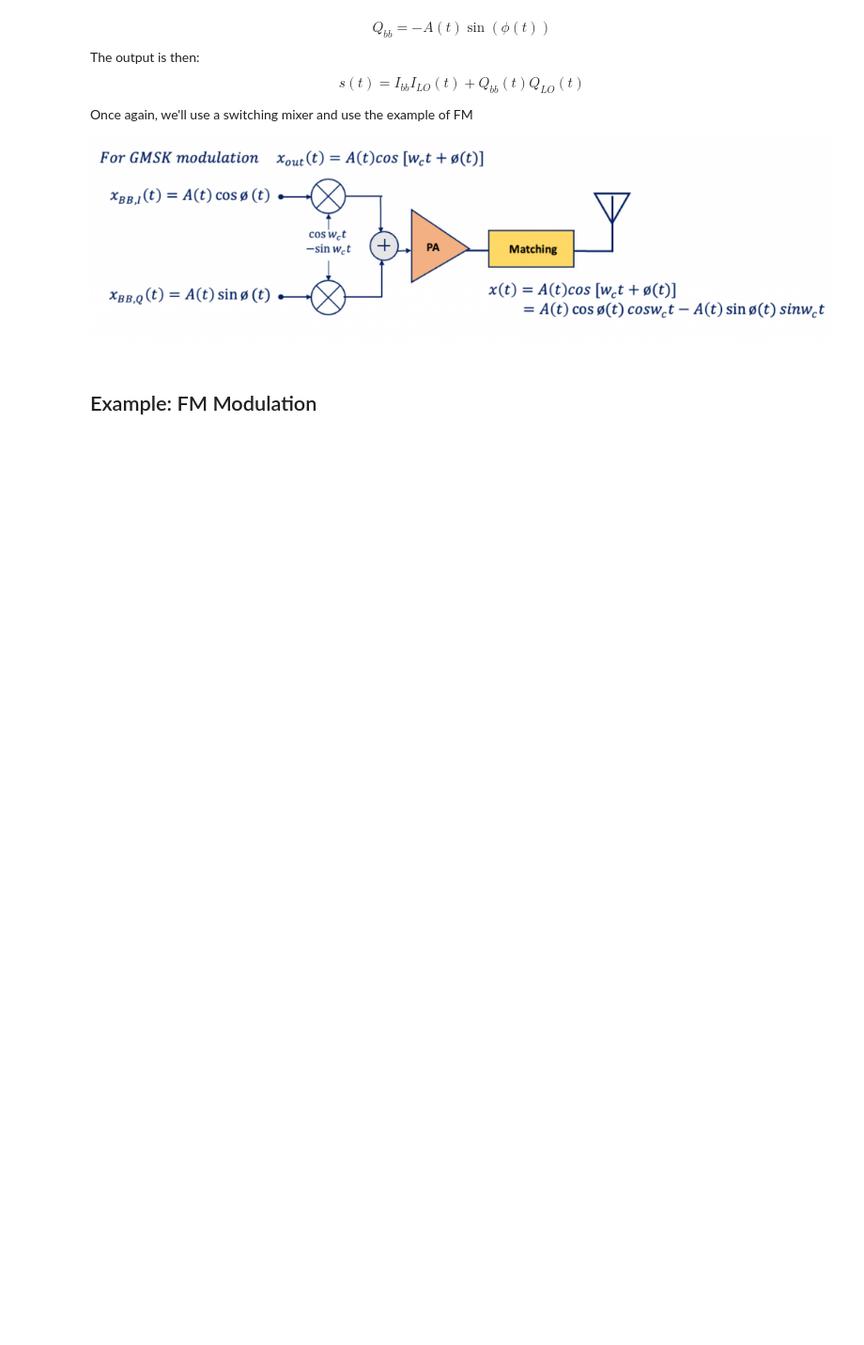
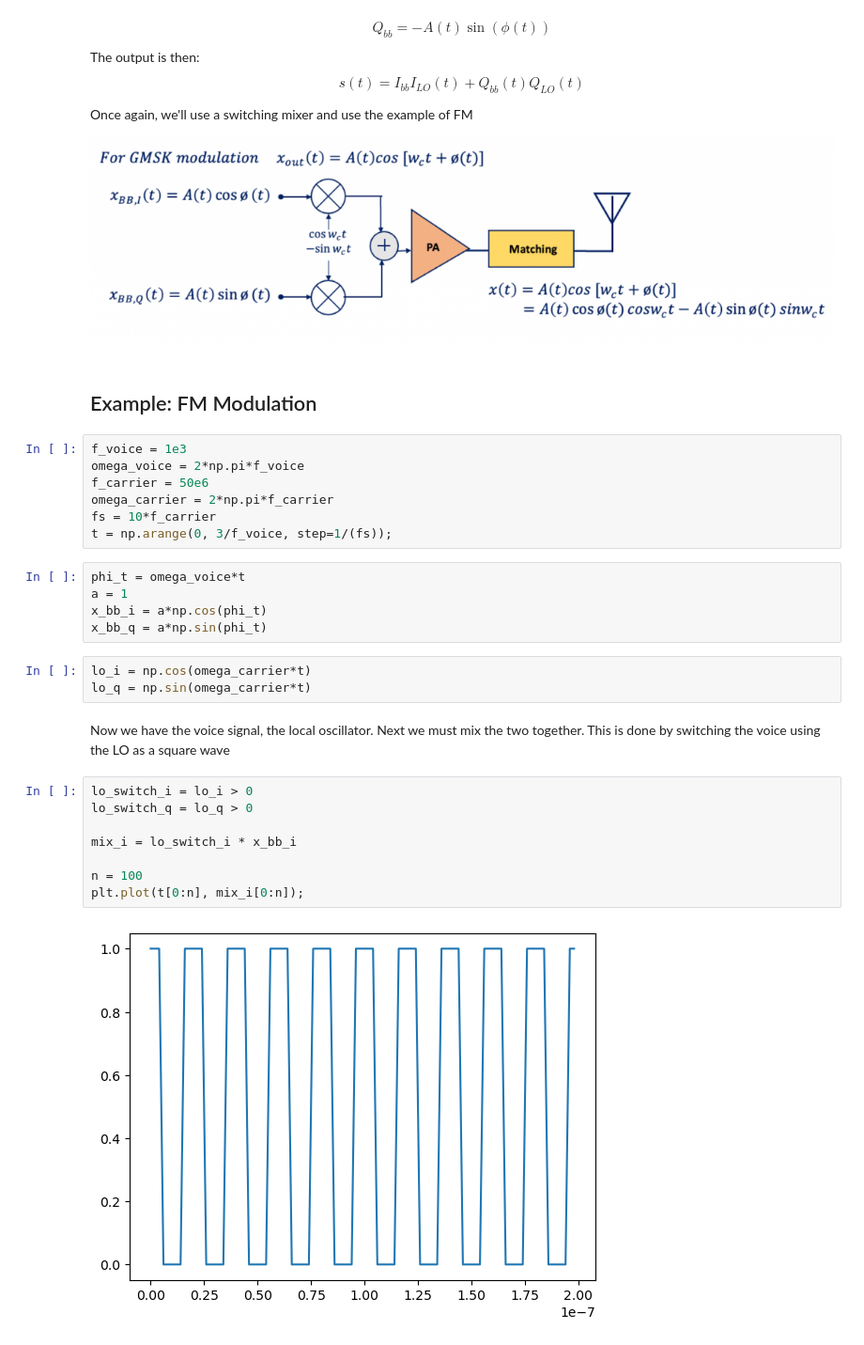
Before and after one commit to tmolteno/zl4aa, a Jupyter notebook: sdr/model/Transmission.ipynb, the cells around one changed output. Shown at 94% size. Saved outputs shown, nothing was run; the diff lists cells and outputs as text; blank space fills up the shorter version.

```diff
--- a/sdr/model/Transmission.ipynb
+++ b/sdr/model/Transmission.ipynb
@@ -31,3 +32,30 @@ Once again, we'll use a switching mixer and use the example of FM
 ![image.png](attachment:image.png)
 # %% [markdown]
 ## Example: FM Modulation
+# %%
+f_voice = 1e3
+omega_voice = 2*np.pi*f_voice
+f_carrier = 50e6
+omega_carrier = 2*np.pi*f_carrier
+fs = 10*f_carrier
+t = np.arange(0, 3/f_voice, step=1/(fs));
+# %%
+phi_t = omega_voice*t
+a = 1
+x_bb_i = a*np.cos(phi_t)
+x_bb_q = a*np.sin(phi_t)
+# %%
+lo_i = np.cos(omega_carrier*t)
+lo_q = np.sin(omega_carrier*t)
+# %% [markdown]
+Now we have the voice signal, the local oscillator. Next we must mix the two together. This is done by switching the voice using the LO as a square wave
+# %%
+lo_switch_i = lo_i > 0
+lo_switch_q = lo_q > 0
+
+mix_i = lo_switch_i * x_bb_i
+
+n = 100
+plt.plot(t[0:n], mix_i[0:n]);
+# %% [output]
+[figure, added]
```
Also changed, not shown: parts of 4 cells of this notebook.
